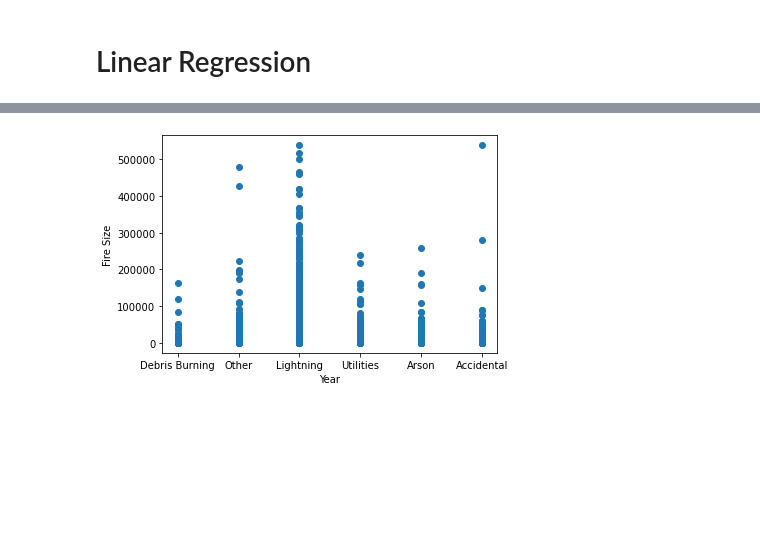
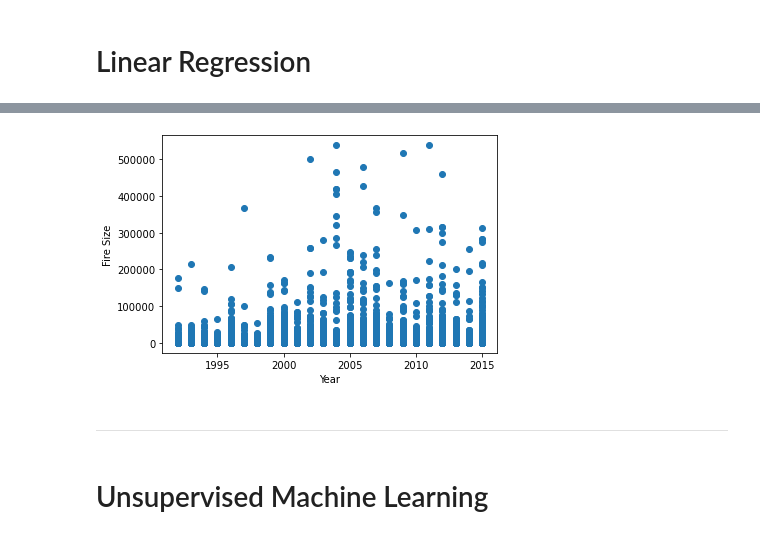
Before and after one commit to goatgirl86/Final_Project_Wildfires, a Jupyter notebook: k.ipynb, the cells around one changed output, grey strips where cells are left out. Drawn from its saved outputs; the diff is of its cells as text; code cells hidden in the pictures; blank space fills up the shorter version.

```diff
--- a/k.ipynb
+++ b/k.ipynb
@@ -5,7 +5,7 @@ import pandas as pd
 import matplotlib.pyplot as plt
 from sklearn.linear_model import LinearRegression
 # %%
-df = pd.read_csv('Resources/cleaned_wildfire_3.csv', index_col=[0])
+df = pd.read_csv('Resources/df30.csv', index_col=[0])
 df.head()
 # %% [output]
 |  | fire_name | fire_size | fire_cause | latitude | longitude | state | discovery_month | putout_time | ... |
@@ -18,7 +17,7 @@ df.head()
 # %%
-plt.scatter(df.fire_cause, df.fire_size)
+plt.scatter(df.year, df.fire_size)
 plt.xlabel('Year')
 plt.ylabel('Fire Size')
 plt.show()
 # %% [output]
-[figure, old version]
+[figure, new version]
@@ -27,0 +24,4 @@ df_new
+# %% [markdown]
+---------------------------
+# %% [markdown]
+# Unsupervised Machine Learning
```
Also changed, not shown: parts of 16 cells of this notebook, 6 other files.
